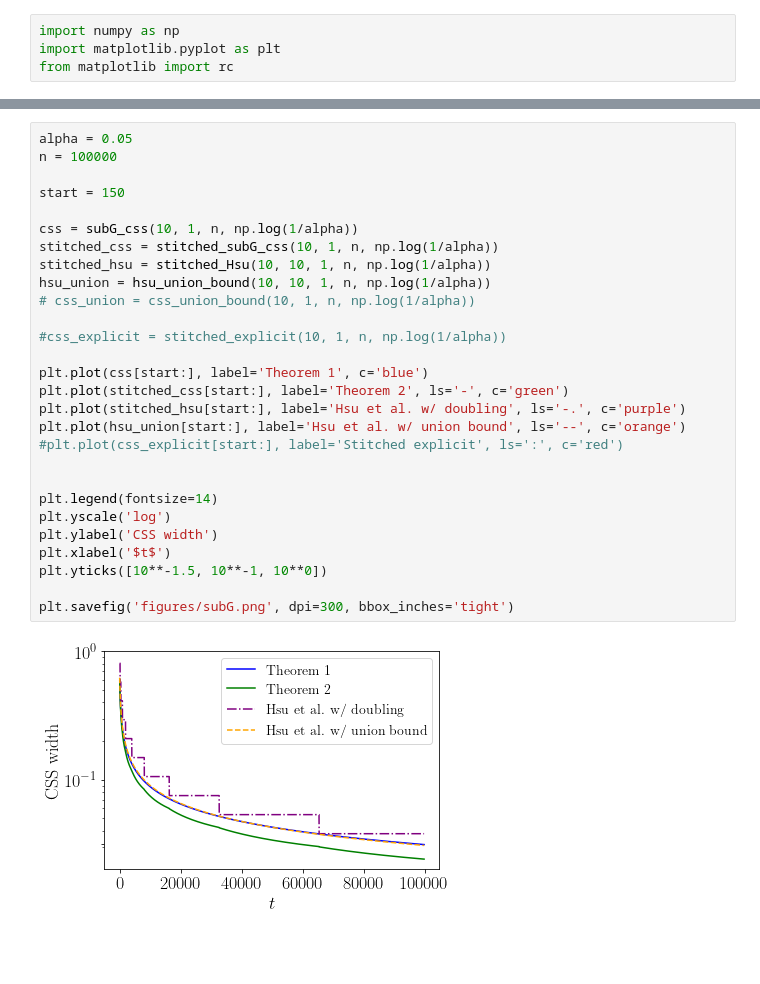
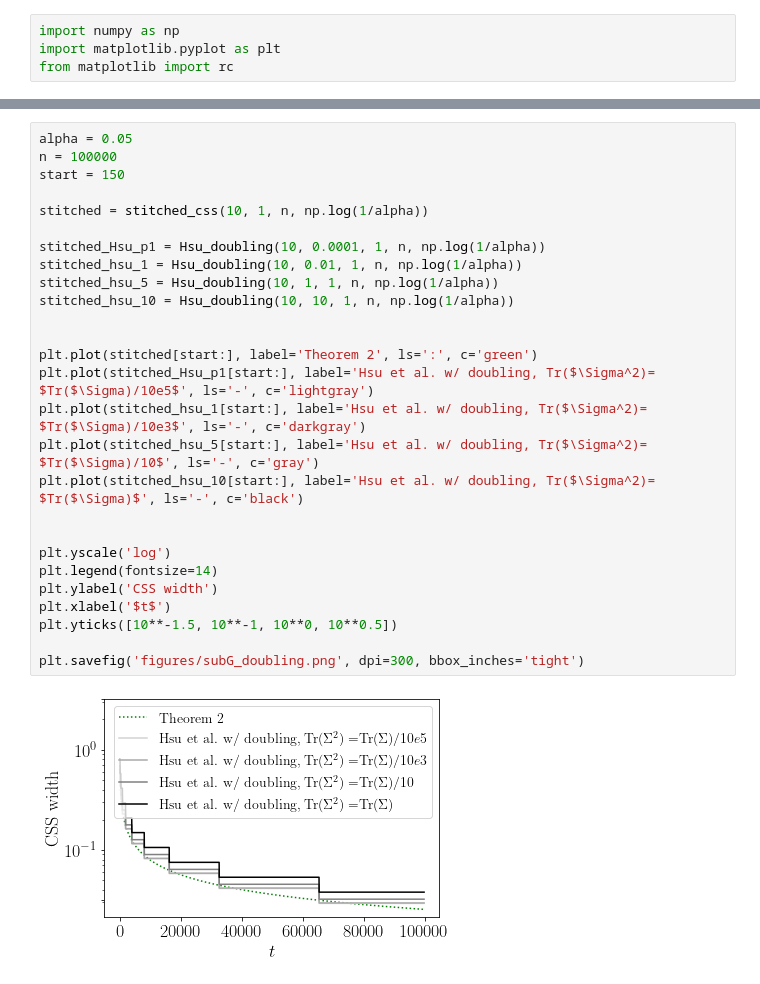
Before and after one commit to bchugg/confidence-spheres, a Jupyter notebook: subG.ipynb, the cells around one changed output, grey strips where cells are left out. Drawn from its saved outputs; the diff is of its cells as text; blank space fills up the shorter version.

```diff
--- a/subG.ipynb
+++ b/subG.ipynb
@@ -130,30 +120,29 @@ def stitched_explicit(trSigma, lambdamax, n, r):
 # %%
 alpha = 0.05
 n = 100000
-
 start = 150
 
-css = subG_css(10, 1, n, np.log(1/alpha))
-stitched_css = stitched_subG_css(10, 1, n, np.log(1/alpha))
-stitched_hsu = stitched_Hsu(10, 10, 1, n, np.log(1/alpha))
-hsu_union = hsu_union_bound(10, 10, 1, n, np.log(1/alpha))
-# css_union = css_union_bound(10, 1, n, np.log(1/alpha))
+stitched = stitched_css(10, 1, n, np.log(1/alpha))
 
-#css_explicit = stitched_explicit(10, 1, n, np.log(1/alpha))
-
-plt.plot(css[start:], label='Theorem 1', c='blue')
-plt.plot(stitched_css[start:], label='Theorem 2', ls='-', c='green')
-plt.plot(stitched_hsu[start:], label='Hsu et al. w/ doubling', ls='-.', c='purple')
-plt.plot(hsu_union[start:], label='Hsu et al. w/ union bound', ls='--', c='orange')
-#plt.plot(css_explicit[start:], label='Stitched explicit', ls=':', c='red')
+stitched_Hsu_p1 = Hsu_doubling(10, 0.0001, 1, n, np.log(1/alpha))
+stitched_hsu_1 = Hsu_doubling(10, 0.01, 1, n, np.log(1/alpha))
+stitched_hsu_5 = Hsu_doubling(10, 1, 1, n, np.log(1/alpha))
+stitched_hsu_10 = Hsu_doubling(10, 10, 1, n, np.log(1/alpha))
 
 
+plt.plot(stitched[start:], label='Theorem 2', ls=':', c='green')
+plt.plot(stitched_Hsu_p1[start:], label='Hsu et al. w/ doubling, Tr($\Sigma^2)= $Tr($\Sigma)/10e5$', ls='-', c='lightgray')
+plt.plot(stitched_hsu_1[start:], label='Hsu et al. w/ doubling, Tr($\Sigma^2)= $Tr($\Sigma)/10e3$', ls='-', c='darkgray')
+plt.plot(stitched_hsu_5[start:], label='Hsu et al. w/ doubling, Tr($\Sigma^2)= $Tr($\Sigma)/10$', ls='-', c='gray')
+plt.plot(stitched_hsu_10[start:], label='Hsu et al. w/ doubling, Tr($\Sigma^2)= $Tr($\Sigma)$', ls='-', c='black')
+
+
+plt.yscale('log')
 plt.legend(fontsize=14)
-plt.yscale('log')
 plt.ylabel('CSS width')
 plt.xlabel('$t$')
-plt.yticks([10**-1.5, 10**-1, 10**0])
+plt.yticks([10**-1.5, 10**-1, 10**0, 10**0.5])
 
-plt.savefig('figures/subG.png', dpi=300, bbox_inches='tight')
+plt.savefig('figures/subG_doubling.png', dpi=300, bbox_inches='tight')
 # %% [output]
-[figure, old version]
+[figure, new version]
```
Also changed, not shown: parts of 5 cells of this notebook, 5 other files.
